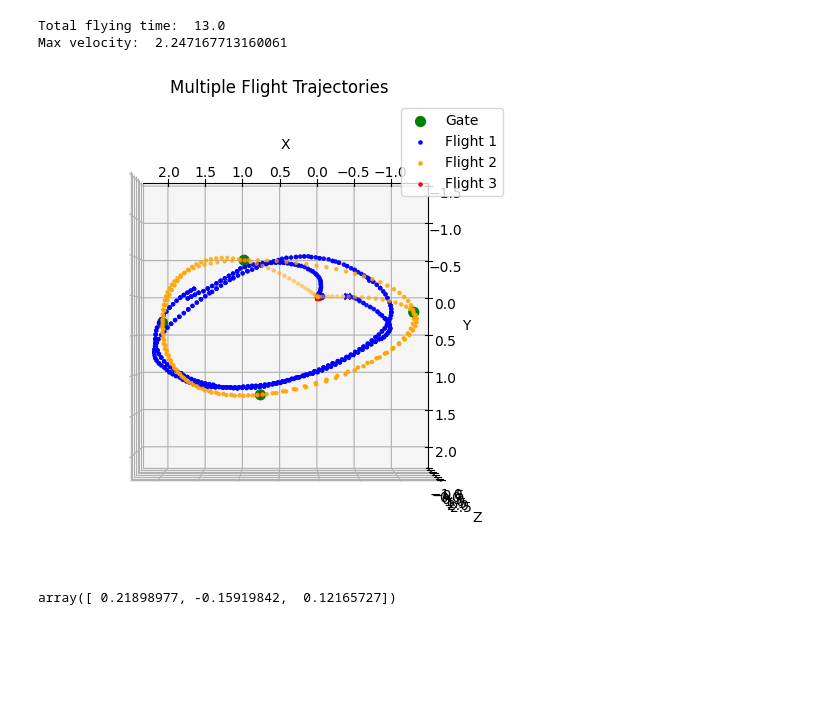
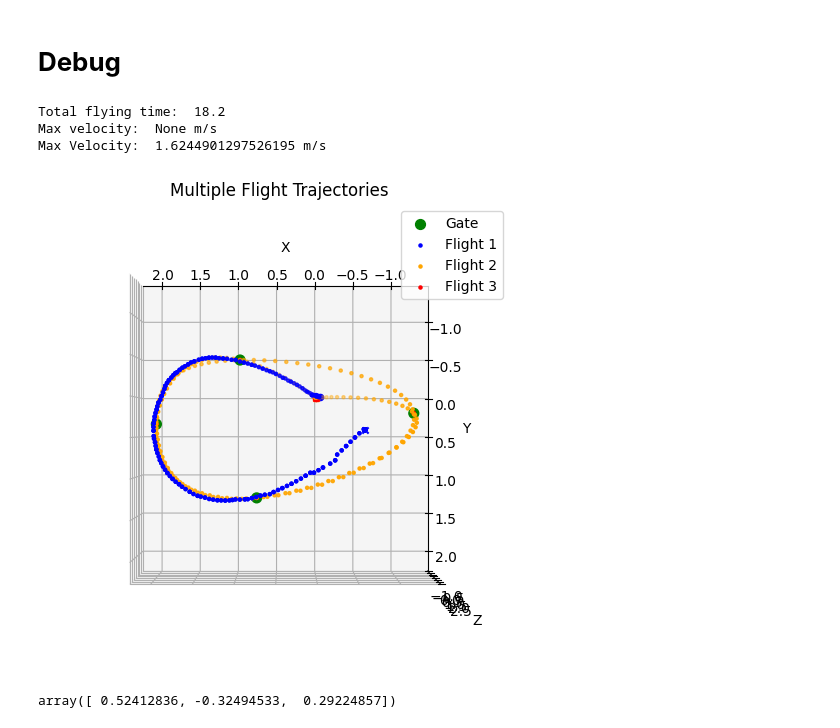
Before and after one commit to MATH-286-Pro/EPFL-MICRO-502-Aerial-Robotics, a Jupyter notebook: Project_2/Planning/test.ipynb, the cells around one changed output. Cells and saved outputs as stored; diff of their text form; code cells hidden in the pictures; blank space fills up the shorter version.

```diff
--- a/Project_2/Planning/test.ipynb
+++ b/Project_2/Planning/test.ipynb
@@ -62,38 +65,44 @@ None
+# %% [markdown]
+# **Debug**
 # %%
 import os
 import sys
 
 # 将上一级目录添加到 sys.path
 parent_dir = os.path.abspath(os.path.join(os.getcwd(), ".."))
 if parent_dir not in sys.path:
     sys.path.insert(0, parent_dir)
 import tools
 import pandas as pd
 import PLOT
 import numpy as np
 
 from planning import MotionPlanner3D
 
 cm = 0.01
 HOVER_HEIGHT  = 60*cm
 Trajectory = tools.Trajectory_Class('../../position_records.csv')
 Planner = MotionPlanner3D(Gate_points = Trajectory.return_gate_points_list(),
-                          time_gain=1.3,
-                          speed_limit = 4, # 1.2
-                          DEBUG = 0)
+                          time_gain   = 1.8,
+                          speed_limit = 1.4)
 
-print("Total flying time: ",Planner.t_f)
-print("Max velocity: ",Planner.result_traj_vel_max)
+print("Total flying time: ",Planner.time_setpoints[-1])
+print("Max velocity: ",Planner.result_traj_vel_max, "m/s")
+print("Max Velocity: ",np.max(np.linalg.norm(Planner.trajectory_velocities, axis=1)), "m/s")
 
 data_real = PLOT.get_real_pos_list("../../flight_log.csv")
 PLOT.plot_multiple_flight_logs([
                                 data_real,
                                 Planner.trajectory_setpoints,
                                 np.array(Planner.waypoints)],
                                 np.array(Planner.Gate_points),
                                 type='discrete')
+
+Planner.trajectory_setpoints[10]
+Planner.trajectory_velocities[10]
 # %% [output]
-Total flying time:  13.0
-Max velocity:  2.247167713160061
+Total flying time:  18.2
+Max velocity:  None m/s
+Max Velocity:  1.6244901297526195 m/s
-[figure, old version]
+[figure, new version]
-array([ 0.21898977, -0.15919842,  0.12165727])
+array([ 0.52412836, -0.32494533,  0.29224857])
```
Also changed, not shown: parts of 5 cells of this notebook, 3 other files.
